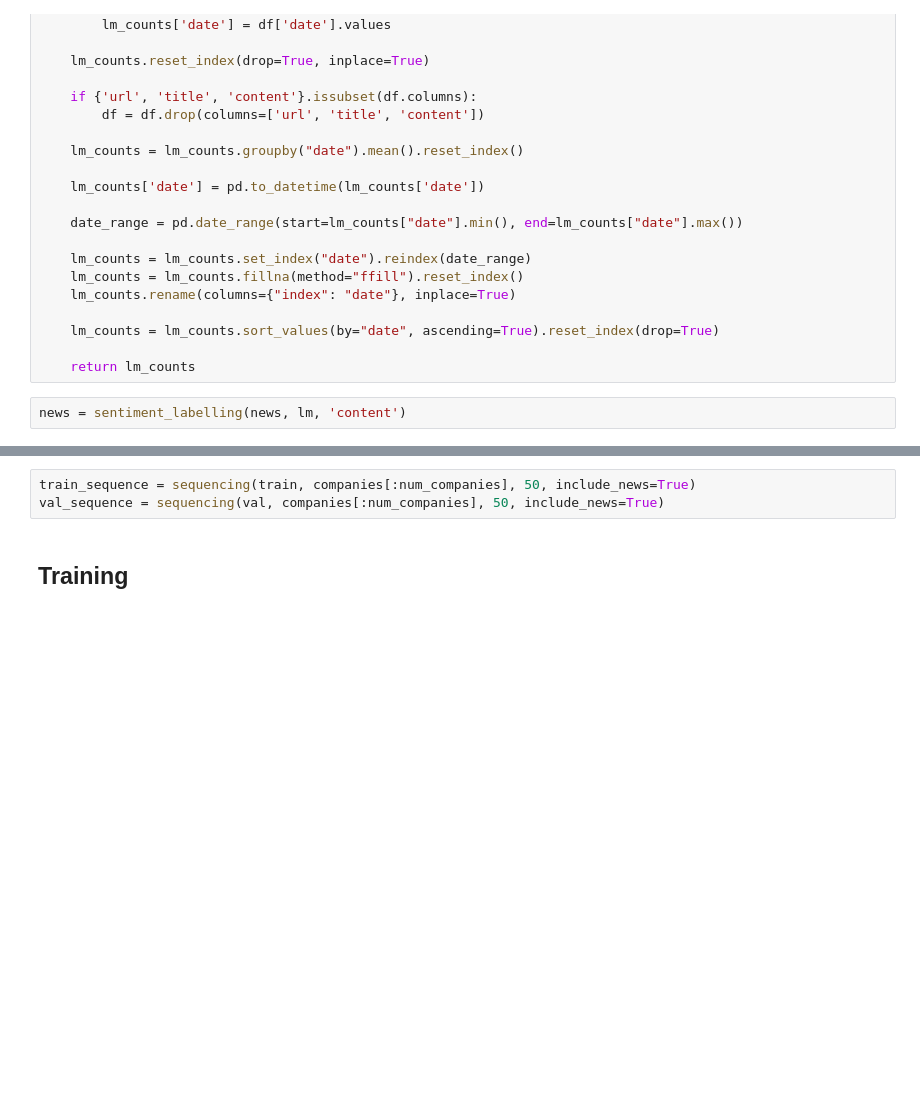
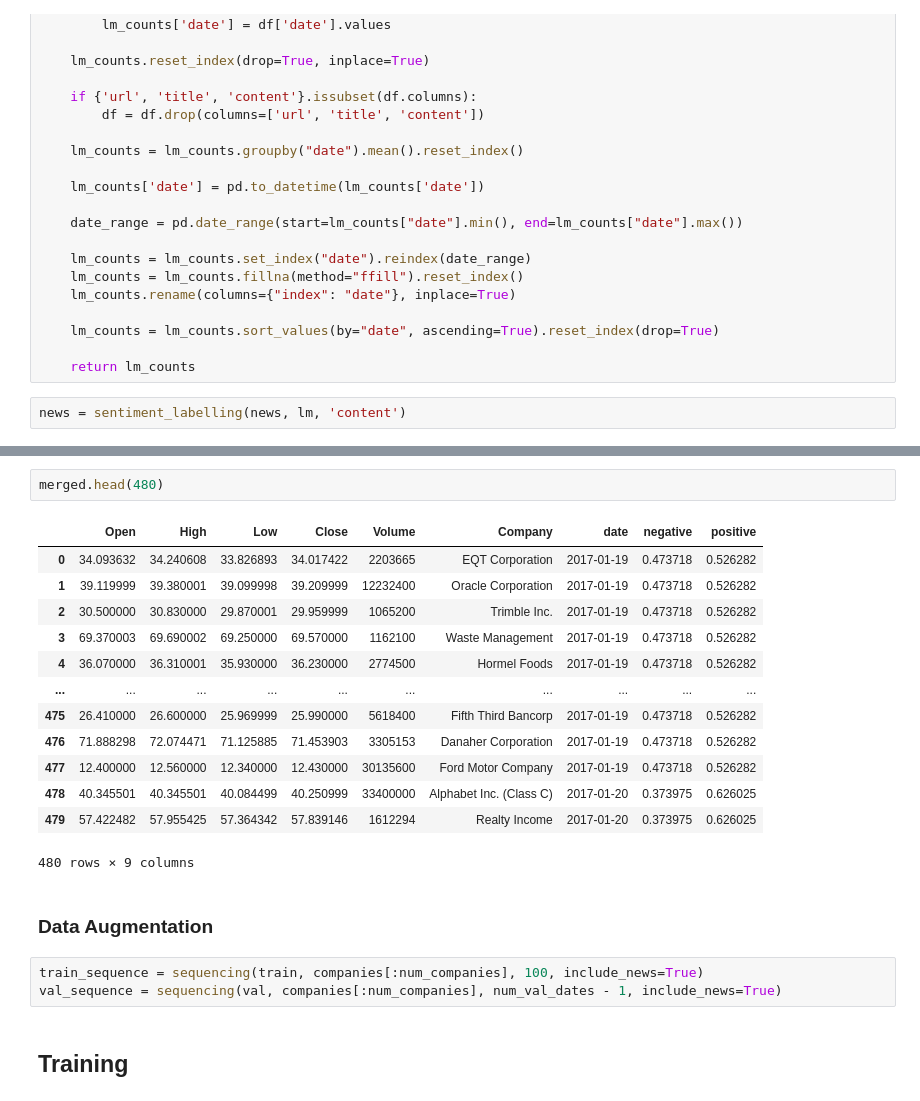
Before and after one commit to rrrbbb1/lstm-stock-prediction, a Jupyter notebook: notebook.ipynb, the cells around one changed output, grey strips where cells are left out. Cells and saved outputs as stored; diff of their text form; blank space fills up the shorter version.

```diff
--- a/notebook.ipynb
+++ b/notebook.ipynb
@@ -919,5 +844,23 @@ plt.show()
+# %%
+merged.head(480)
+# %% [output]
+|  | Open | High | Low | Close | Volume | Company | date | negative | positive |
+| 0 | 34.093632 | 34.240608 | 33.826893 | 34.017422 | 2203665 | EQT Corporation | 2017-01-19 | 0.473718 | 0.526282 |
+| 1 | 39.119999 | 39.380001 | 39.099998 | 39.209999 | 12232400 | Oracle Corporation | 2017-01-19 | 0.473718 | 0.526282 |
+| 2 | 30.500000 | 30.830000 | 29.870001 | 29.959999 | 1065200 | Trimble Inc. | 2017-01-19 | 0.473718 | 0.526282 |
+| 3 | 69.370003 | 69.690002 | 69.250000 | 69.570000 | 1162100 | Waste Management | 2017-01-19 | 0.473718 | 0.526282 |
+| 4 | 36.070000 | 36.310001 | 35.930000 | 36.230000 | 2774500 | Hormel Foods | 2017-01-19 | 0.473718 | 0.526282 |
+| ... | ... | ... | ... | ... | ... | ... | ... | ... | ... |
+| 475 | 26.410000 | 26.600000 | 25.969999 | 25.990000 | 5618400 | Fifth Third Bancorp | 2017-01-19 | 0.473718 | 0.526282 |
+| 476 | 71.888298 | 72.074471 | 71.125885 | 71.453903 | 3305153 | Danaher Corporation | 2017-01-19 | 0.473718 | 0.526282 |
+| 477 | 12.400000 | 12.560000 | 12.340000 | 12.430000 | 30135600 | Ford Motor Company | 2017-01-19 | 0.473718 | 0.526282 |
+| 478 | 40.345501 | 40.345501 | 40.084499 | 40.250999 | 33400000 | Alphabet Inc. (Class C) | 2017-01-20 | 0.373975 | 0.626025 |
+| 479 | 57.422482 | 57.955425 | 57.364342 | 57.839146 | 1612294 | Realty Income | 2017-01-20 | 0.373975 | 0.626025 |
+480 rows × 9 columns
+# %% [markdown]
+### Data Augmentation
 # %%
-train_sequence = sequencing(train, companies[:num_companies], 50, include_news=True)
-val_sequence = sequencing(val, companies[:num_companies], 50, include_news=True)
+train_sequence = sequencing(train, companies[:num_companies], 100, include_news=True)
+val_sequence = sequencing(val, companies[:num_companies], num_val_dates - 1, include_news=True)
 # %% [markdown]
 ## Training
```
Also changed, not shown: parts of 70 cells of this notebook.
